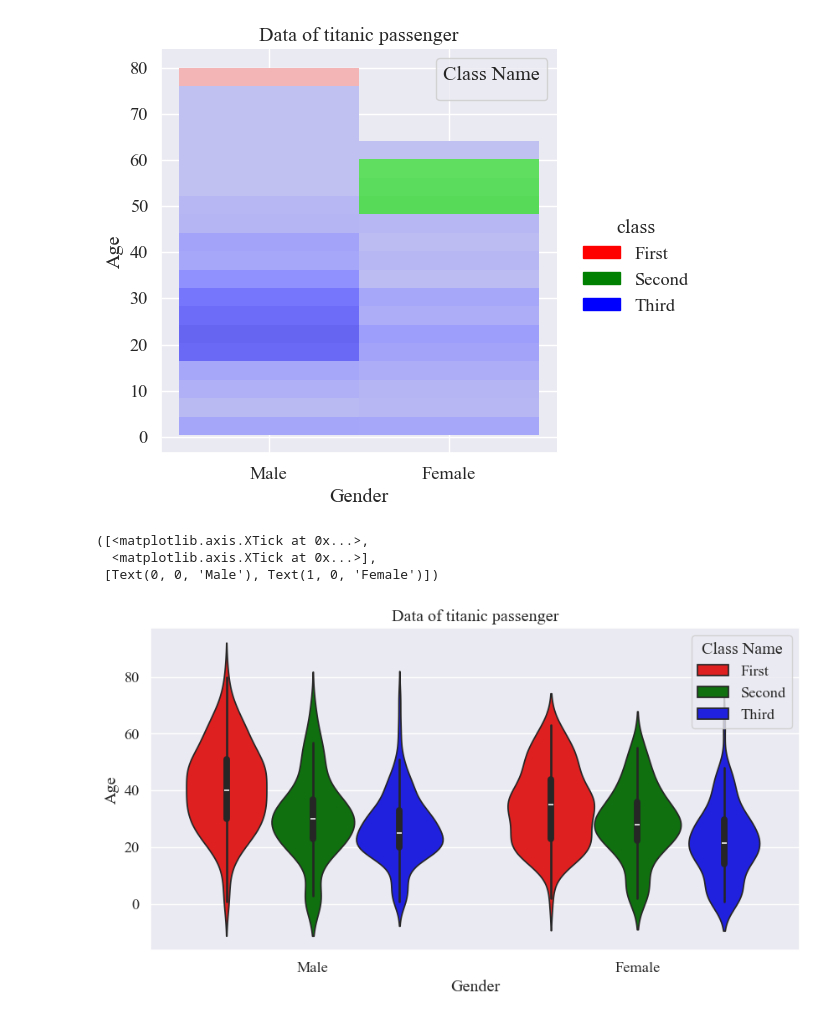
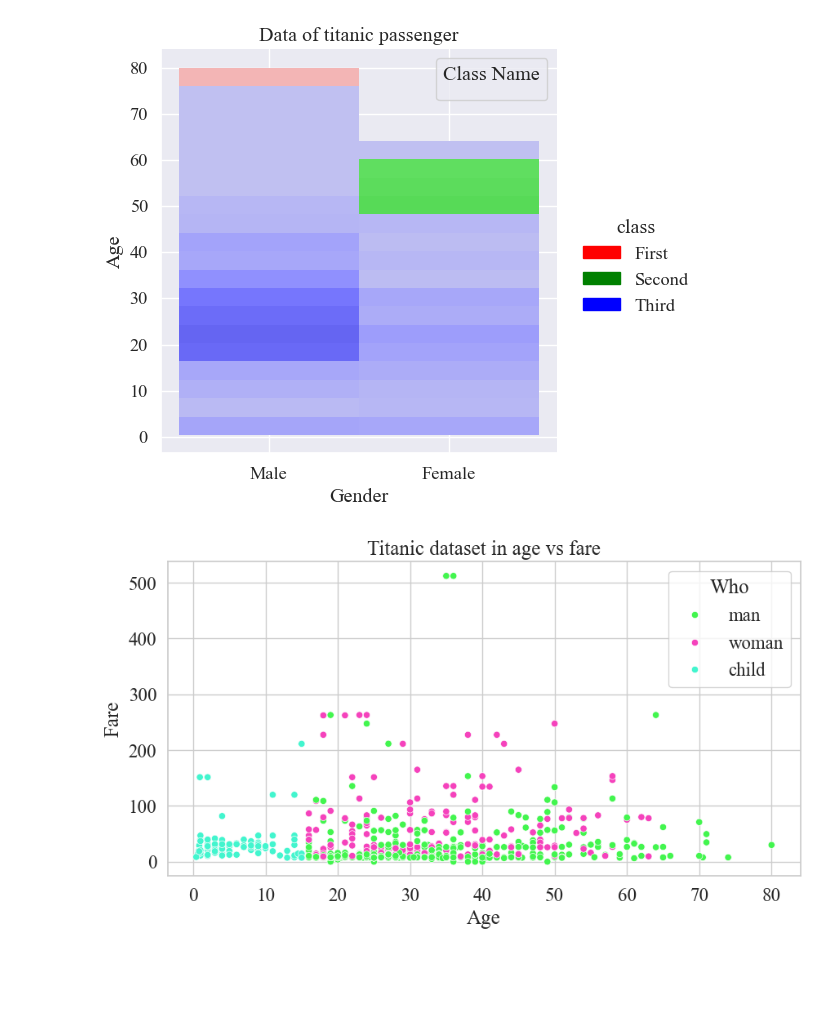
Before and after one commit to summaiyazafar/Learning, a Jupyter notebook: Practice/Python/Data_Visualization/Data_Visualization_Part_2.ipynb, the cells around one changed output. Saved outputs shown, nothing was run; the diff lists cells and outputs as text; code cells hidden in the pictures; blank space fills up the shorter version.

```diff
--- a/Practice/Python/Data_Visualization/Data_Visualization_Part_2.ipynb
+++ b/Practice/Python/Data_Visualization/Data_Visualization_Part_2.ipynb
@@ -210,21 +212,16 @@ plt.xticks(ticks=[0,1], labels=['Male', 'Female'], rotation=360)
  [Text(0, 0, 'Male'), Text(1, 0, 'Female')])
 <Figure size 1000x500 with 0 Axes>
 [figure]
-# %%
-sns.set_theme(style='darkgrid', font_scale=1.2, font='Times New Roman')
-plt.figure(figsize=(10,5))
-info={'First':'red', 'Second':'green', 'Third':'blue'}
-sns.violinplot(data=df, x='sex', y='age', hue='class', palette=info)
-#labels
-plt.xlabel('Gender')
-plt.ylabel('Age')
-plt.title('Data of titanic passenger')
-#legends
-plt.legend(loc='upper right', title='Class Name')
-#change the x-ticks name:
-plt.xticks(ticks=[0,1], labels=['Male', 'Female'], rotation=360)
-# %% [output]
-([<matplotlib.axis.XTick at 0x...>,
-  <matplotlib.axis.XTick at 0x...>],
- [Text(0, 0, 'Male'), Text(1, 0, 'Female')])
-[figure, removed]
+# %%
+import plotly.express as px
+sns.set_theme(style='whitegrid', font_scale=1.5, font='Times New Roman')
+plt.figure(figsize=(10, 5))
+gender={'woman':'#f542bc', 'child':'#42f5ce','man':'#42f54e' }
+sns.scatterplot(data=df, x='age', y='fare', hue='who', palette=gender)
+plt.xlabel('Age')
+plt.ylabel('Fare')
+plt.title('Titanic dataset in age vs fare')
+plt.legend(loc='upper right', title="Who")
+plt.show()
+# %% [output]
+[figure, added]
```
Also changed, not shown: parts of 6 cells of this notebook, 12 other files.
